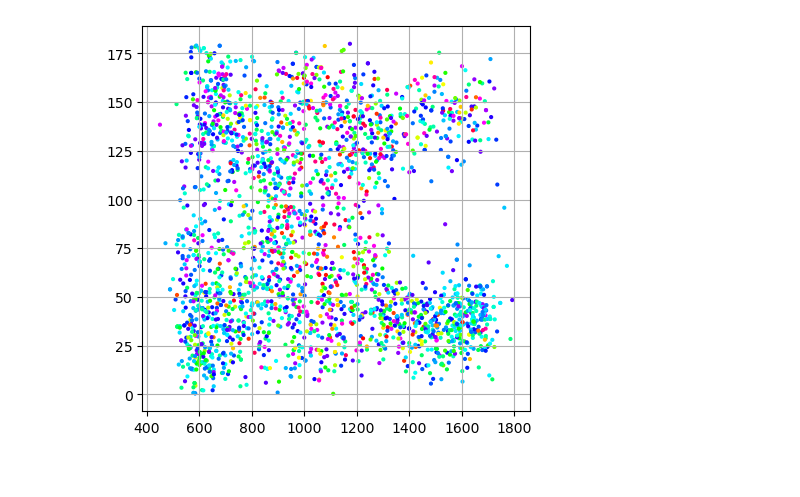
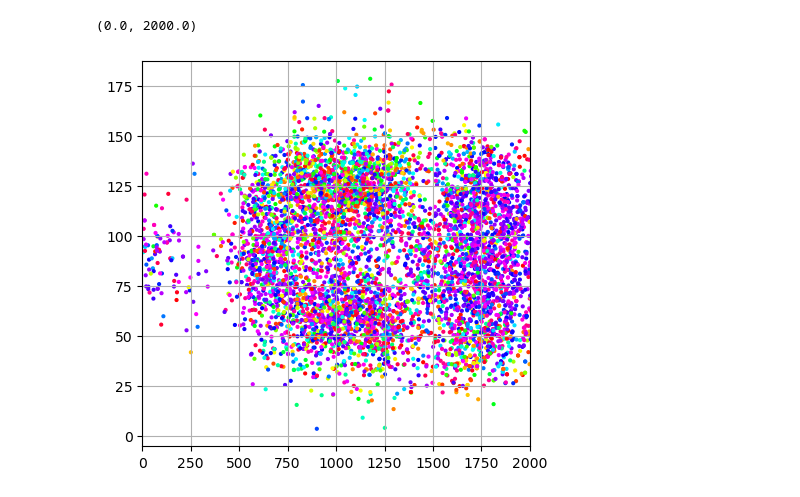
Before and after one commit to aautric/4polarMFM_these, a Jupyter notebook: notebooks_experimental_SLB_Louise/post_process_experimental_result.ipynb, the cells around one changed output. Cells and saved outputs as stored; diff of their text form; code cells hidden in the pictures.

```diff
--- a/notebooks_experimental_SLB_Louise/post_process_experimental_result.ipynb
+++ b/notebooks_experimental_SLB_Louise/post_process_experimental_result.ipynb
@@ -4,7 +4,7 @@ import matplotlib.pyplot as plt
 import os
 from matplotlib.colors import hsv_to_rgb
 # %%
-folder = 'D:/AMAURY/experimental_processed/these_4polar_MFM/0_135_free_offset'
+folder = 'D:/AMAURY/experimental_processed/these_4polar_MFM/sgd3_total2'
 # %%
 frame, x, y, z, N_photons, offset_proj, offset_proj2, rho, eta, delta, score, x_start, y_start, z_start, rho_start, delta_start, zernx, zerny = [], [], [], [], [], [], [], [], [], [], [], [], [], [], [], [], [], []
 for filename in os.listdir(folder):
@@ -115,3 +93,0 @@ plt.hist(z, bins=100)
-# %%
-plt.rcParams['figure.figsize'] = [5,5]
-op = plt.hist(offset_proj, bins=20)
@@ -120,9 +94,11 @@ op = plt.hist(offset_proj, bins=20)
 # %%
 plt.rcParams['figure.figsize'] = [5,5]
 plt.scatter(z[threshold], eta[threshold], c = rgb_colors, s=4)
 plt.grid()
+plt.xlim((0,2000))
 # %% [output]
+(0.0, 2000.0)
-[figure, old version]
+[figure, new version]
 # %%
 offset_polar = np.zeros(x[threshold].shape)
 offset_polar[:] = np.nan
```
Also changed, not shown: parts of 8 cells of this notebook, 7 other files.
